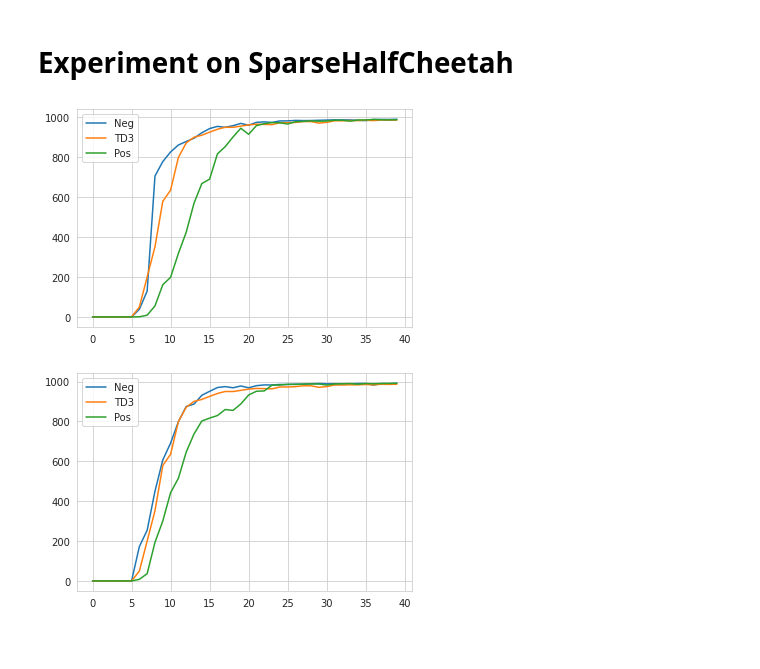
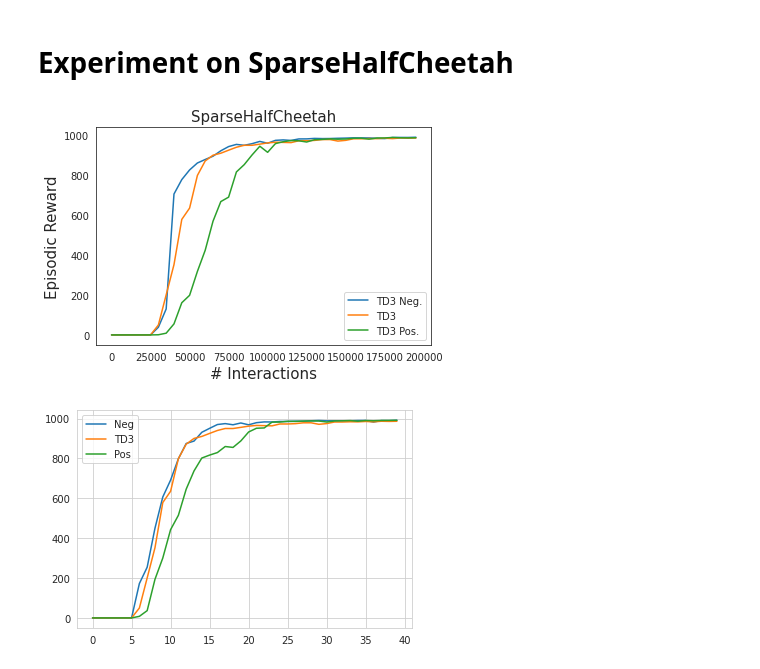
Before and after one commit to holarissun/RewardShifting, a Jupyter notebook: RebuttalExperiments/PlotRebuttal Figures.ipynb, the cells around one changed output. Saved outputs shown, nothing was run; the diff lists cells and outputs as text; code cells hidden in the pictures; blank space fills up the shorter version.

```diff
--- a/RebuttalExperiments/PlotRebuttal Figures.ipynb
+++ b/RebuttalExperiments/PlotRebuttal Figures.ipynb
@@ -2,7 +2,7 @@
 # Motivating Example Ablation Studies
 # %%
 import seaborn as sns
-sns.set_style('whitegrid')
+sns.set_style('white')
 from matplotlib.lines import Line2D
 import matplotlib.pyplot as plt
 import numpy as np
@@ -52,6 +52,6 @@ plt.annotate('S20', xy=(40, 15),  xycoords='data',
 plt.title('Gridworld', fontsize=15)
 plt.xlabel('Episode', fontsize=15)
 plt.ylabel('Reward', fontsize=15)
-plt.savefig('figs/motivating_ablation.png',format='pdf',dpi=200)
+plt.savefig('figs/motivating_ablation.pdf',format='pdf',dpi=200)
 plt.show()
 # %% [output]
@@ -121,18 +121,25 @@ for i in range(5):
 
 Human_Plus5 = []
 Human_Plus10 = []
+Human_Minus5 = []
+Human = []
 for i in [1,6,7,8,9]:
     Human_Plus5.append(np.load(f'results/TD3_Humanoid-v3_{i}_5.0.npy'))
 for i in [5,6,7,8,9]:
     Human_Plus10.append(np.load(f'results/TD3_Humanoid-v3_{i-5}_10.0.npy'))
+    Human_Minus5.append(np.load(f'results/TD3_Humanoid-v3_{i-5}_-5.0.npy'))
+    Human.append(np.load(f'results/TD3_Humanoid-v3_{i-5}_0.0.npy'))
 
-plt.plot([1000*i for i in range(1001)], MA(np.asarray(Human_td3_ET_NoBonus).mean(0),10), label = 'TD3 -5', color = 'r')
-plt.plot([1000*i for i in range(1001)], MA(np.asarray(Human_TD3_ET).mean(0),10), label = 'TD3 Primal', color = 'b')
-plt.plot([10000*i for i in range(101)], MA(np.asarray(Human_Plus5).mean(0),10), label = 'TD3 +5', color = 'g')
-plt.plot([10000*i for i in range(101)], MA(np.asarray(Human_Plus10).mean(0),10), label = 'TD3 +10', color = 'c')
-plt.legend(fontsize=10)
+#plt.plot([1000*i for i in range(1001)], MA(np.asarray(Human_td3_ET_NoBonus).mean(0),10), label = 'TD3 -5', color = 'r')
+#plt.plot([1000*i for i in range(1001)], MA(np.asarray(Human_TD3_ET).mean(0),10), label = 'TD3 Primal', color = 'b')
+plt.plot([1000*i for i in range(1001)], MA(np.asarray(Human_Minus5).mean(0),30), label = 'TD3 Neg.')
+plt.plot([1000*i for i in range(1001)], MA(np.asarray(Human).mean(0),30), label = 'TD3')
+plt.plot([10000*i for i in range(101)], MA(np.asarray(Human_Plus5).mean(0),10), label = 'TD3 Pos.')
+# plt.plot([10000*i for i in range(101)], MA(np.asarray(Human_Plus10).mean(0),10), label = 'TD3 +10')
+
+plt.legend(fontsize=10, loc='lower right')
 plt.title('Humanoid-v3',fontsize=15)
-plt.xlabel('Training Timestep',fontsize=15)
+plt.xlabel('# Interactions',fontsize=15)
 plt.ylabel('Episodic Reward',fontsize=15)
 plt.savefig('figs/Humanoid.pdf',dpi=200,format='pdf',bbox_inches = 'tight')
 # %% [output]
@@ -150,19 +157,23 @@ python3 main.py --env Humanoid-v3 --reward_shift -5 --gpu_idx 0
 # %%
 MAX_LEN = 40
 TD3_neg = []
 TD3 = []
 TD3_pos = []
 for i in range(8):
     TD3_neg.append(np.load(f'results/TD3_HalfCheetah-v3_{i}_-0.5.npy')[:MAX_LEN])
     TD3.append(np.load(f'results/TD3_HalfCheetah-v3_{i}_0.0.npy')[:MAX_LEN])
     TD3_pos.append(np.load(f'results/TD3_HalfCheetah-v3_{i}_0.5.npy')[:MAX_LEN])
-plt.plot(np.asarray(TD3_neg).mean(0),label = 'Neg')
-plt.plot(np.asarray(TD3).mean(0),label = 'TD3')
-plt.plot(np.asarray(TD3_pos).mean(0),label = 'Pos')
+plt.plot([i*5000. for i in range(40)], np.asarray(TD3_neg).mean(0),label = 'TD3 Neg.')
+plt.plot([i*5000. for i in range(40)], np.asarray(TD3).mean(0),label = 'TD3')
+plt.plot([i*5000. for i in range(40)], np.asarray(TD3_pos).mean(0),label = 'TD3 Pos.')
 plt.legend()
+plt.title('SparseHalfCheetah',fontsize=15)
+plt.xlabel('# Interactions',fontsize=15)
+plt.ylabel('Episodic Reward',fontsize=15)
+plt.savefig('figs/SparseHalfCheetah.pdf',dpi=200,format='pdf',bbox_inches = 'tight')
 plt.show()
 # %% [output]
-[figure, old version]
+[figure, new version]
 # %%
 TD3_neg = []
 TD3 = []
```
Also changed, not shown: parts of 2 cells of this notebook, 3 other files.
